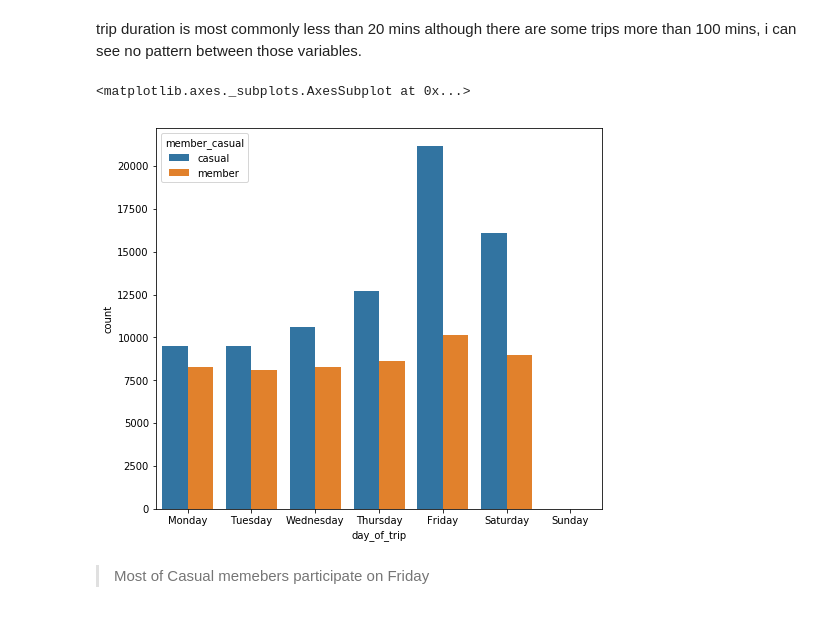
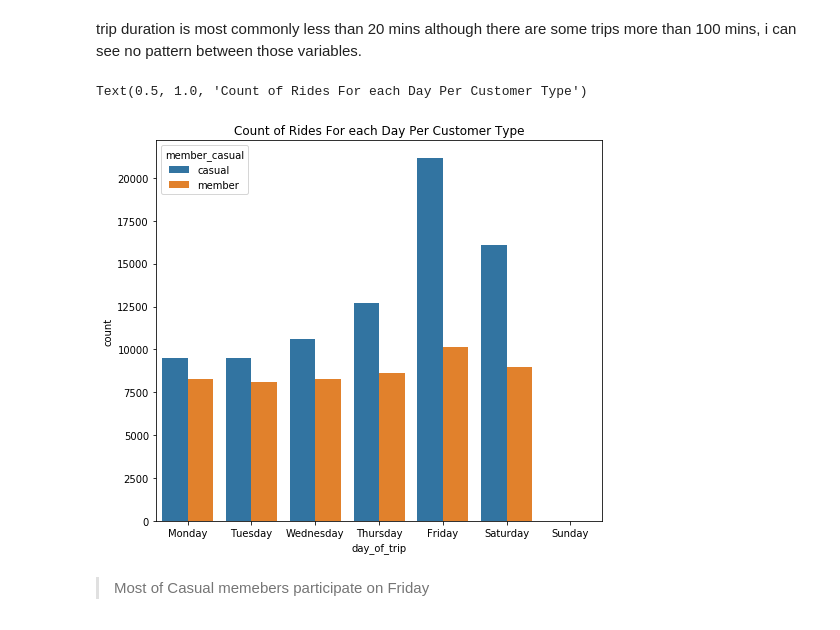
Before and after one commit to gamilyo/Communicate-Data-Finidings-Udacity-Project, a Jupyter notebook: GoBike_EDA.ipynb, the cells around one changed output. Drawn from its saved outputs; the diff is of its cells as text; code cells hidden in the pictures.

```diff
--- a/GoBike_EDA.ipynb
+++ b/GoBike_EDA.ipynb
@@ -298,9 +300,10 @@ trip duration is most commonly less than 20 mins although there are some trips m
 # %%
 plt.figure(figsize=(8,7))
 sb.countplot(data=bayWheels,x='day_of_trip',hue='member_casual',order=['Monday', 'Tuesday', 'Wednesday', 'Thursday', 'Friday', 'Saturday', 'Sunday'])
+plt.title("Count of Rides For each Day Per Customer Type")
 # %% [output]
-<matplotlib.axes._subplots.AxesSubplot at 0x...>
+Text(0.5, 1.0, 'Count of Rides For each Day Per Customer Type')
-[figure, old version]
+[figure, new version]
 # %% [markdown]
 >Most of Casual memebers participate on Friday
 # %%
```
Also changed, not shown: parts of 2 cells of this notebook, 2 other files.
